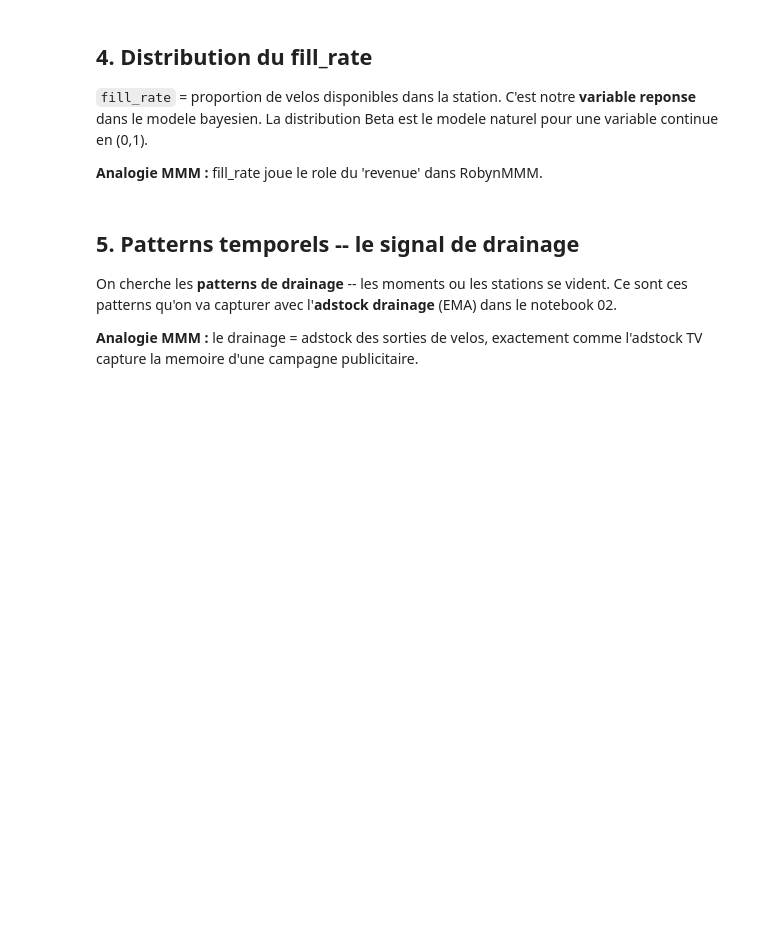
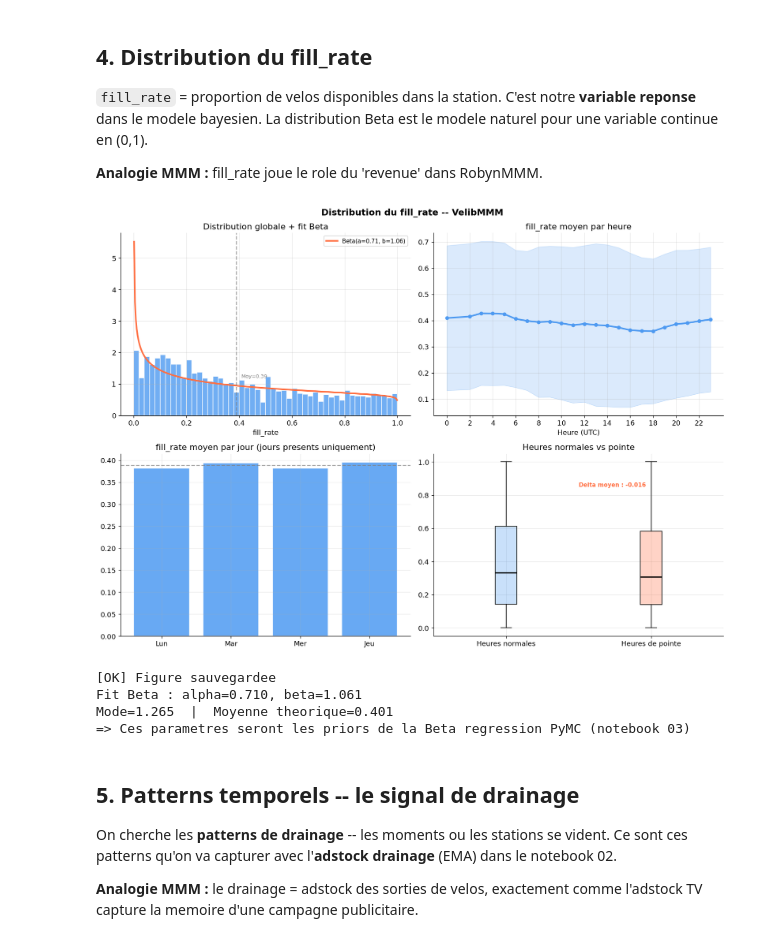
Before and after one commit to SouhaiLOps/Velib-analytics-, a Jupyter notebook: notebooks/01_velib_eda.ipynb, the cells around one changed output. Cells and saved outputs as stored; diff of their text form; code cells hidden in the pictures; blank space fills up the shorter version.

Commit message:
feat: add Velib EDA notebook
Co-Authored-By: Claude Sonnet 4.6 <noreply@anthropic.com>

```diff
--- a/notebooks/01_velib_eda.ipynb
+++ b/notebooks/01_velib_eda.ipynb
@@ -295,48 +367,58 @@ ax.legend(fontsize=9)
 
 # Par heure
 ax2 = axes[0, 1]
 hourly = df.groupby('hour')['fill_rate'].agg(['mean','std'])
 ax2.plot(hourly.index, hourly['mean'], color='#4E9AF1', linewidth=2.5, marker='o', markersize=5)
 ax2.fill_between(hourly.index, hourly['mean']-hourly['std'],
                  hourly['mean']+hourly['std'], alpha=0.2, color='#4E9AF1')
 ax2.set_title('fill_rate moyen par heure')
 ax2.set_xlabel('Heure (UTC)')
 ax2.set_xticks(range(0, 24, 2))
 
-# Par jour
+# Par jour -- labels dynamiques selon les jours presents dans les donnees
 ax3 = axes[1, 0]
-day_labels = ['Lun','Mar','Mer','Jeu','Ven','Sam','Dim']
+all_day_labels = ['Lun','Mar','Mer','Jeu','Ven','Sam','Dim']
 daily = df.groupby('day_of_week')['fill_rate'].mean()
-colors_d = ['#4E9AF1']*5 + ['#FF7043']*2
-ax3.bar(day_labels, daily.values, color=colors_d, alpha=0.85, edgecolor='white')
+day_labels_present = [all_day_labels[i] for i in daily.index]
+colors_d = ['#FF7043' if i >= 5 else '#4E9AF1' for i in daily.index]
+ax3.bar(day_labels_present, daily.values, color=colors_d, alpha=0.85, edgecolor='white')
 ax3.axhline(y=daily.mean(), color='gray', linestyle='--', alpha=0.7)
-ax3.set_title('fill_rate moyen par jour')
+ax3.set_title('fill_rate moyen par jour (jours presents uniquement)')
 
 # Rush vs normal
 ax4 = axes[1, 1]
 rush_hours = [7, 8, 9, 17, 18, 19]
 data_rush  = df[df['hour'].isin(rush_hours)]['fill_rate'].values
 data_other = df[~df['hour'].isin(rush_hours)]['fill_rate'].values
-bp = ax4.boxplot([data_other, data_rush], patch_artist=True,
-                 labels=['Heures normales','Heures de pointe'],
-                 medianprops={'color':'black','linewidth':2})
-bp['boxes'][0].set_facecolor('#4E9AF14D')
-bp['boxes'][1].set_facecolor('#FF70434D')
-diff = data_rush.mean() - data_other.mean()
-diff_str = f'{diff:+.3f}'
-ax4.annotate(f'Delta moyen : {diff_str}', xy=(1.5, 0.85),
-             fontsize=9, color='#FF7043', fontweight='bold')
+if len(data_rush) > 0 and len(data_other) > 0:
+    bp = ax4.boxplot([data_other, data_rush], patch_artist=True,
+                     labels=['Heures normales','Heures de pointe'],
+                     medianprops={'color':'black','linewidth':2})
+    bp['boxes'][0].set_facecolor('#4E9AF14D')
+    bp['boxes'][1].set_facecolor('#FF70434D')
+    diff = data_rush.mean() - data_other.mean()
+    diff_str = f'{diff:+.3f}'
+    ax4.annotate(f'Delta moyen : {diff_str}', xy=(1.5, 0.85),
+                 fontsize=9, color='#FF7043', fontweight='bold')
+else:
+    ax4.text(0.5, 0.5, 'Pas assez de donnees', ha='center', transform=ax4.transAxes)
 ax4.set_title('Heures normales vs pointe')
 
 plt.tight_layout()
 plt.savefig(str(FIG_DIR / '01_fillrate_distribution.png'), bbox_inches='tight', dpi=150)
 plt.show()
-print(f'[OK] Figure sauvegardee')
+print('[OK] Figure sauvegardee')
 mode_val = (a_beta-1)/(a_beta+b_beta-2)
 mean_val = a_beta/(a_beta+b_beta)
 print(f'Fit Beta : alpha={a_beta:.3f}, beta={b_beta:.3f}')
 print(f'Mode={mode_val:.3f}  |  Moyenne theorique={mean_val:.3f}')
 print(f'=> Ces parametres seront les priors de la Beta regression PyMC (notebook 03)')
+# %% [output]
+[figure, added]
+[OK] Figure sauvegardee
+Fit Beta : alpha=0.710, beta=1.061
+Mode=1.265  |  Moyenne theorique=0.401
+=> Ces parametres seront les priors de la Beta regression PyMC (notebook 03)
 # %% [markdown]
 ## 5. Patterns temporels -- le signal de drainage
 
```
Also changed, not shown: parts of 12 cells of this notebook.
